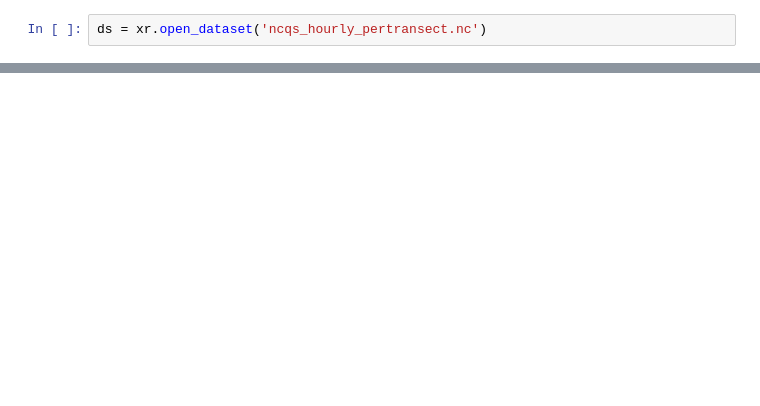
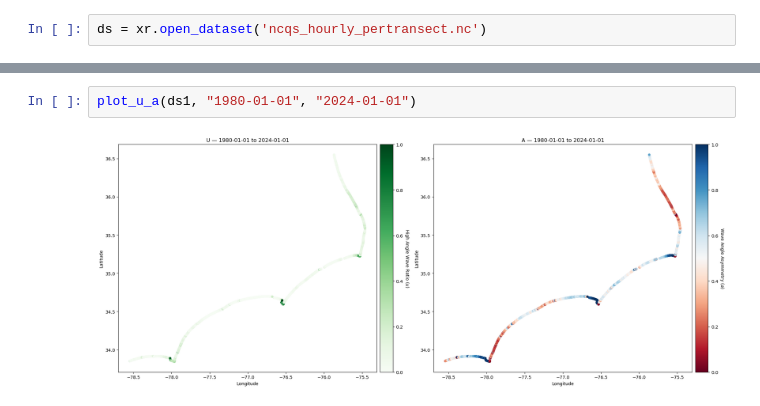
Before and after one commit to acdealy/coastal_diffusion_qs, a Jupyter notebook: calculate_u_a.ipynb, the cells around one changed output, grey strips where cells are left out. Drawn from its saved outputs; the diff is of its cells as text; blank space fills up the shorter version.

```diff
--- a/calculate_u_a.ipynb
+++ b/calculate_u_a.ipynb
@@ -99,0 +92,4 @@ plt.show()
+# %%
+plot_u_a(ds1, "1980-01-01", "2024-01-01")
+# %% [output]
+[figure, added]
```
Also changed, not shown: parts of 10 cells of this notebook, 1 other file.
